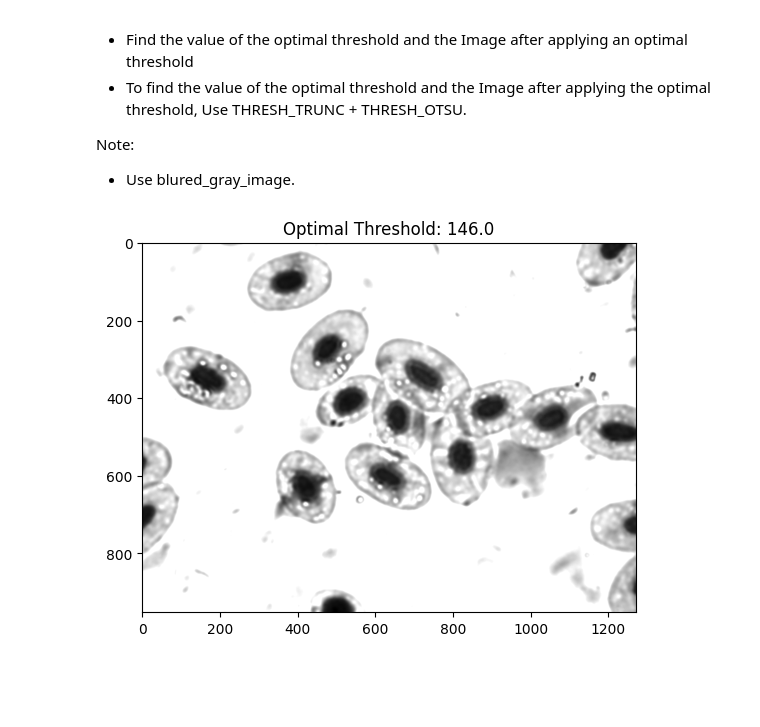
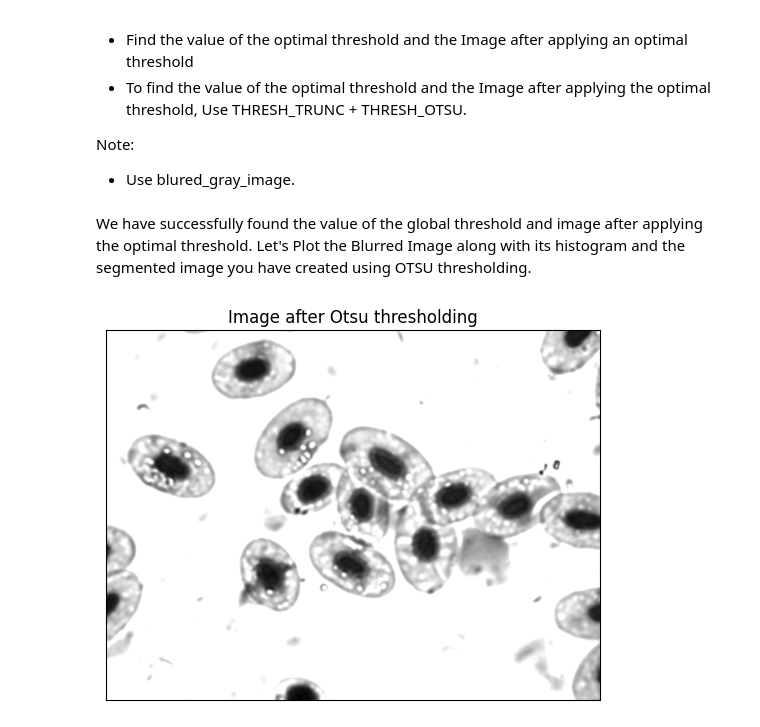
Before and after one commit to Sanjitatiwari/CV, a Jupyter notebook: Thresholdin.ipynb, the cells around one changed output. Saved outputs shown, nothing was run; the diff lists cells and outputs as text; code cells hidden in the pictures; blank space fills up the shorter version.

```diff
--- a/Thresholdin.ipynb
+++ b/Thresholdin.ipynb
@@ -143,10 +143,12 @@ image_after_optimal_threshold = None
 optimal_threshold, image_after_optimal_threshold = cv2.threshold(
     blured_gray_image, 0, 255, cv2.THRESH_TRUNC + cv2.THRESH_OTSU
 )
+# %% [markdown]
+We have successfully found the value of the global threshold and image after applying the optimal threshold. Let's Plot the Blurred Image along with its histogram and the segmented image you have created using OTSU thresholding.
 # %%
 # Displaying the thresholded image
 plt.imshow(image_after_optimal_threshold, cmap='gray')
-plt.title(f"Optimal Threshold: {optimal_threshold}")
+plt.title('Image after Otsu thresholding'), plt.xticks([]), plt.yticks([])
 plt.show()
 # %% [output]
-[figure, old version]
+[figure, new version]
```
Also changed, not shown: parts of 4 cells of this notebook.
